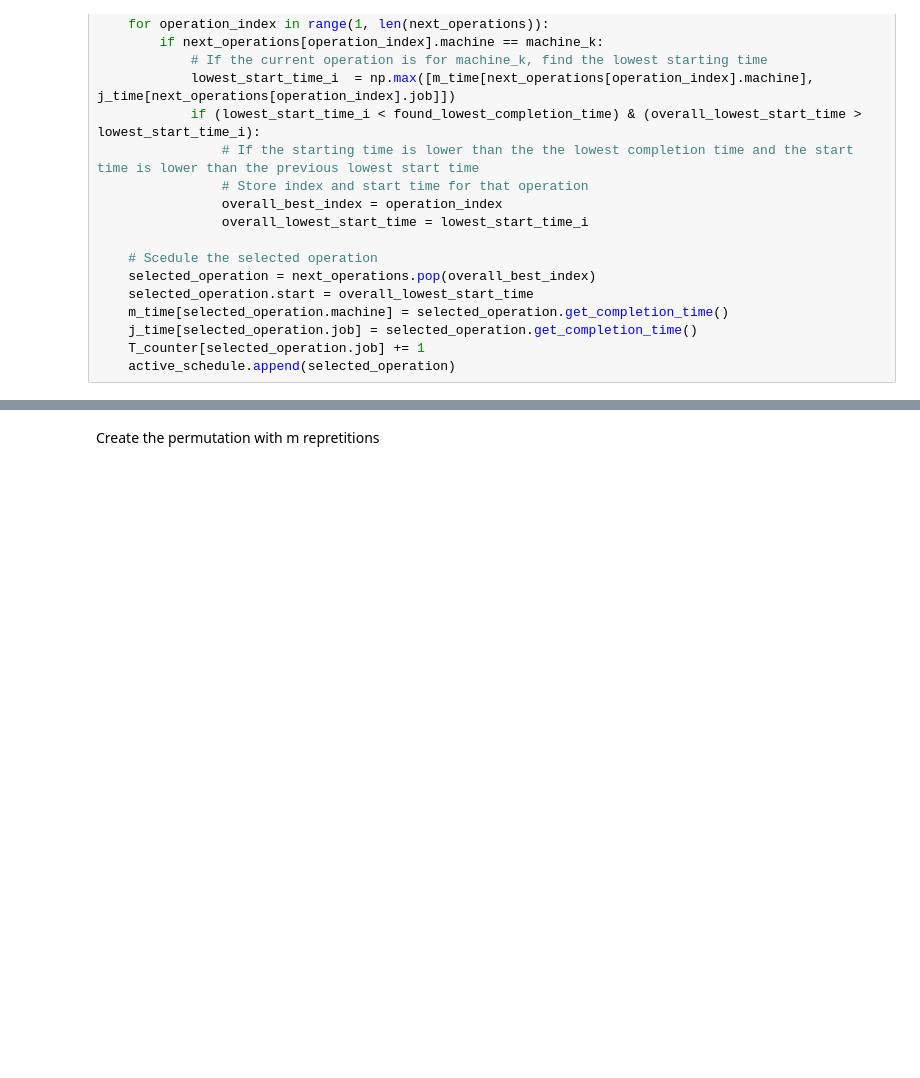
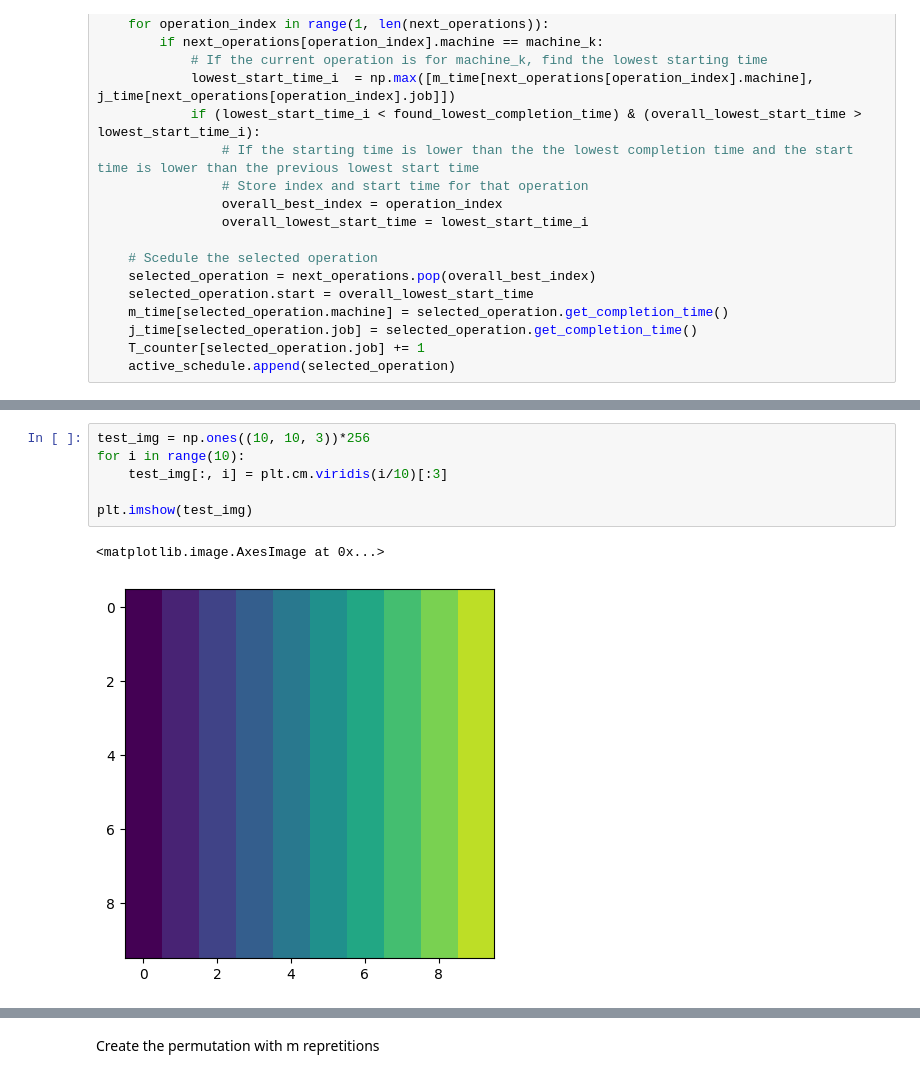
Before and after one commit to B-Moritz/QGA_JSSP, a Jupyter notebook: lab/operation_based_representation.ipynb, the cells around one changed output, grey strips where cells are left out. Saved outputs shown, nothing was run; the diff lists cells and outputs as text; blank space fills up the shorter version.

```diff
--- a/lab/operation_based_representation.ipynb
+++ b/lab/operation_based_representation.ipynb
@@ -212,0 +248,9 @@ plot_gnatt_chart(active_schedule)
+# %%
+test_img = np.ones((10, 10, 3))*256
+for i in range(10):
+    test_img[:, i] = plt.cm.viridis(i/10)[:3]
+
+plt.imshow(test_img)
+# %% [output]
+<matplotlib.image.AxesImage at 0x...>
+[figure, added]
```
Also changed, not shown: parts of 14 cells of this notebook, 6 other files.
